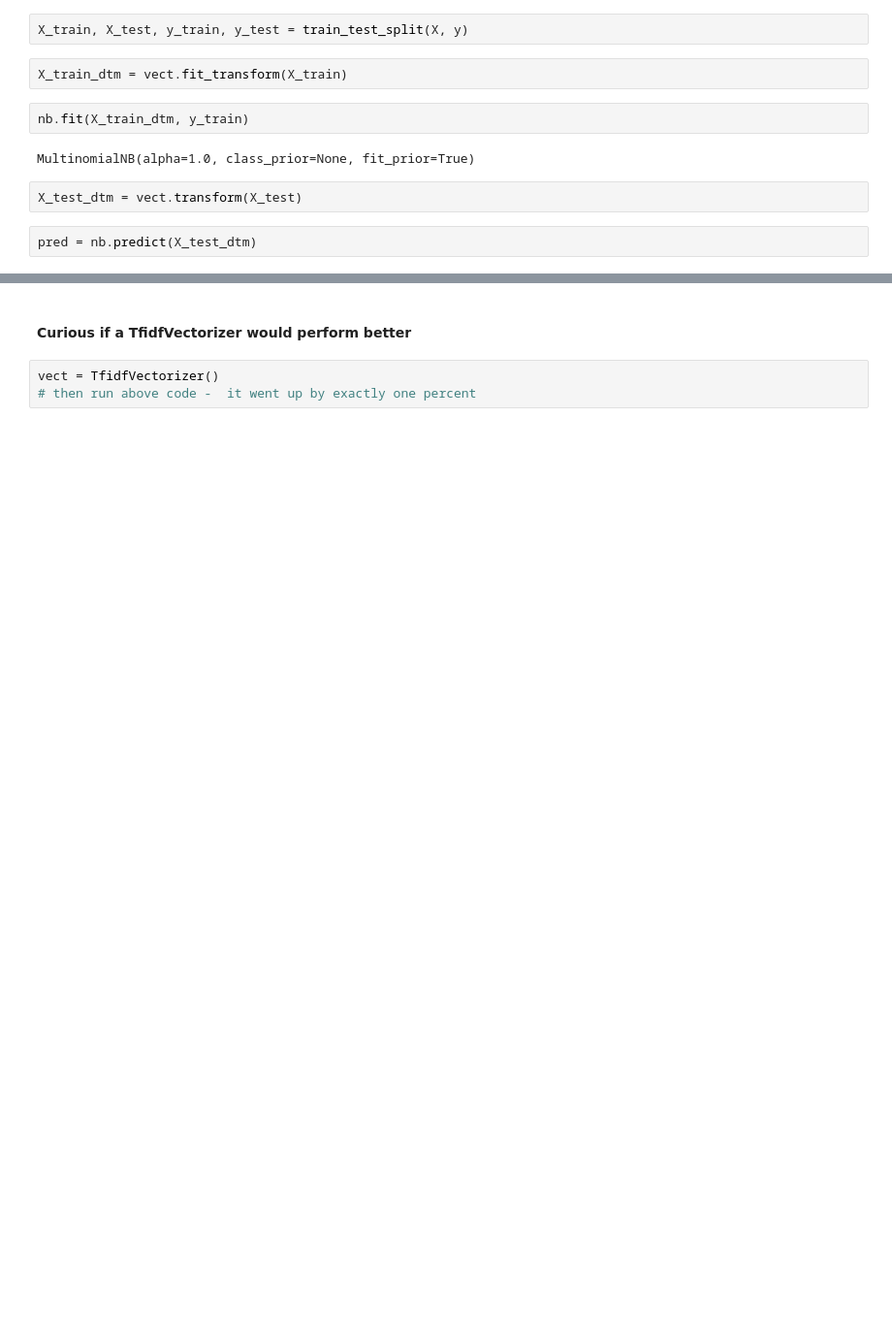
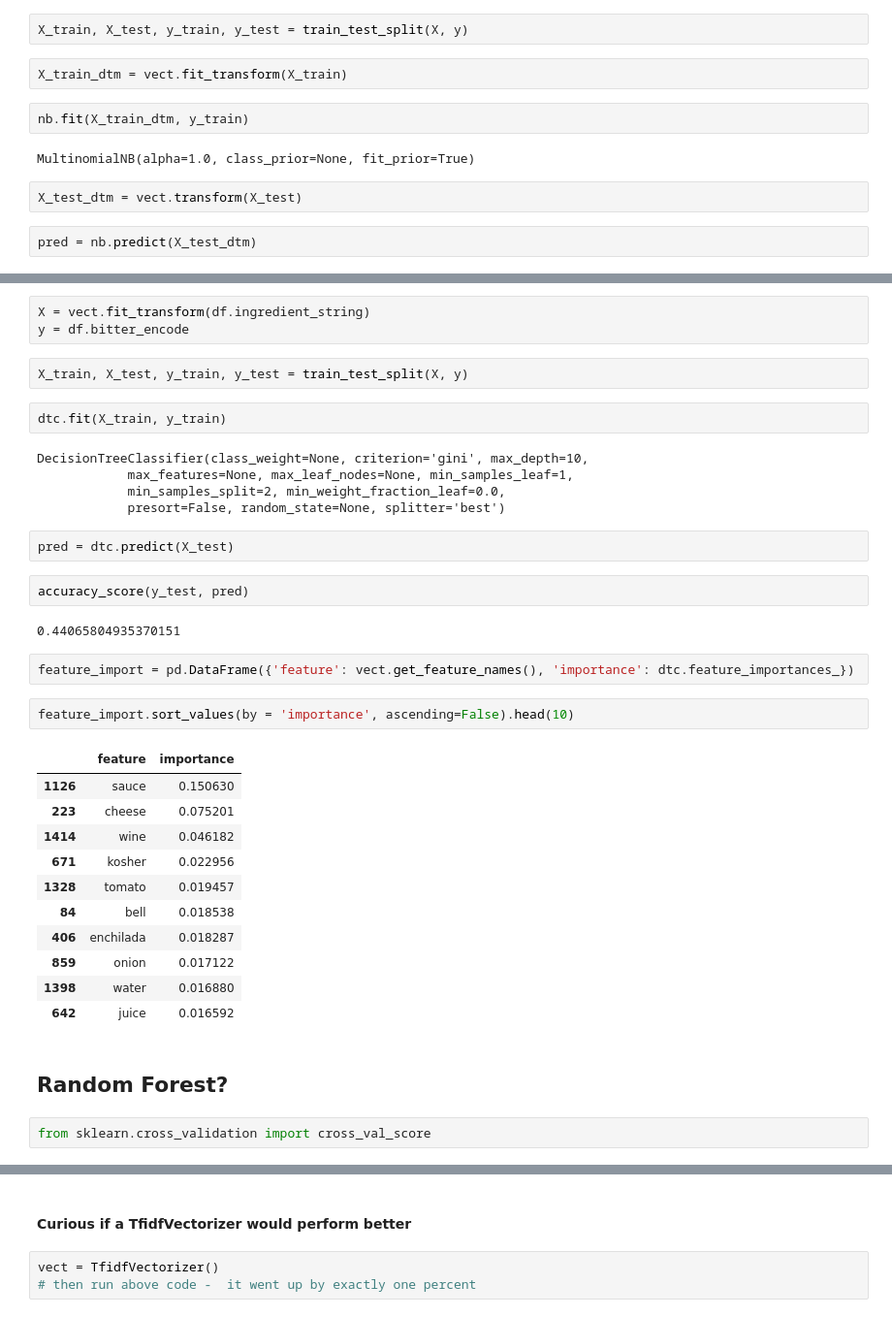
Before and after one commit to michaelshea88/DSI-Capstone, a Jupyter notebook: main_dishes/Flavor-prediction.ipynb, the cells around one changed output, grey strips where cells are left out. Shown at 97% size. Cells and saved outputs as stored; diff of their text form; blank space fills up the shorter version.

Commit message:
update flavor pred and rating pred, not finished though

```diff
--- a/main_dishes/Flavor-prediction.ipynb
+++ b/main_dishes/Flavor-prediction.ipynb
@@ -172,0 +208,38 @@ accuracy_score(y_test, pred)
+# %%
+X = vect.fit_transform(df.ingredient_string)
+y = df.bitter_encode
+# %%
+X_train, X_test, y_train, y_test = train_test_split(X, y)
+# %%
+dtc.fit(X_train, y_train)
+# %% [output]
+DecisionTreeClassifier(class_weight=None, criterion='gini', max_depth=10,
+            max_features=None, max_leaf_nodes=None, min_samples_leaf=1,
+            min_samples_split=2, min_weight_fraction_leaf=0.0,
+            presort=False, random_state=None, splitter='best')
+# %%
+pred = dtc.predict(X_test)
+# %%
+accuracy_score(y_test, pred)
+# %% [output]
+0.44065804935370151
+# %%
+feature_import = pd.DataFrame({'feature': vect.get_feature_names(), 'importance': dtc.feature_importances_})
+# %%
+feature_import.sort_values(by = 'importance', ascending=False).head(10)
+# %% [output]
+|  | feature | importance |
+| 1126 | sauce | 0.150630 |
+| 223 | cheese | 0.075201 |
+| 1414 | wine | 0.046182 |
+| 671 | kosher | 0.022956 |
+| 1328 | tomato | 0.019457 |
+| 84 | bell | 0.018538 |
+| 406 | enchilada | 0.018287 |
+| 859 | onion | 0.017122 |
+| 1398 | water | 0.016880 |
+| 642 | juice | 0.016592 |
+# %% [markdown]
+## Random Forest?
+# %%
+from sklearn.cross_validation import cross_val_score
```
Also changed, not shown: parts of 63 cells of this notebook, 5 other files.
